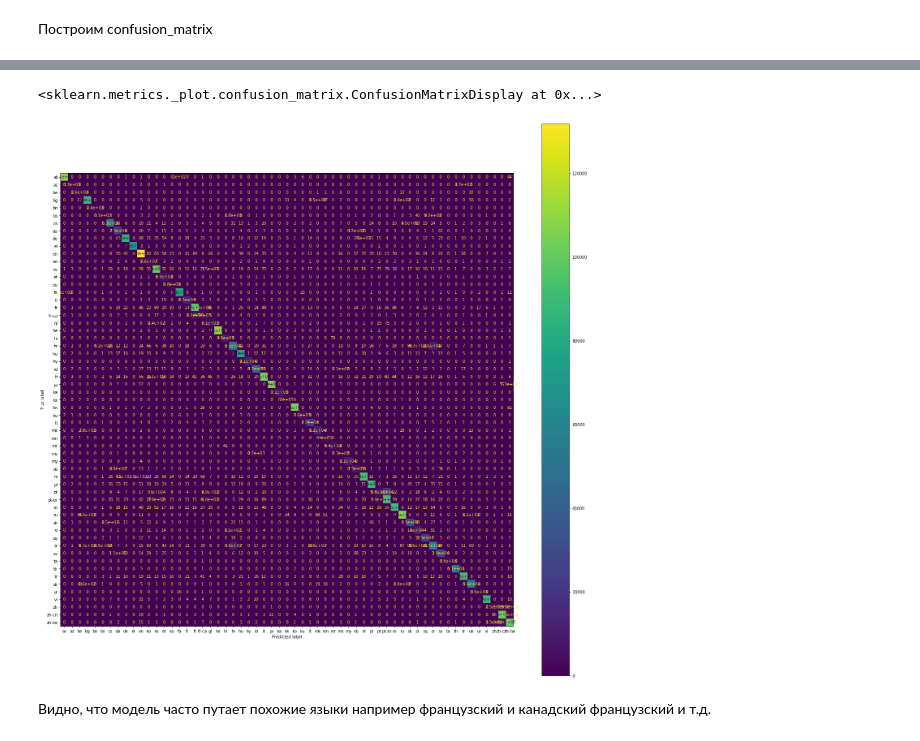
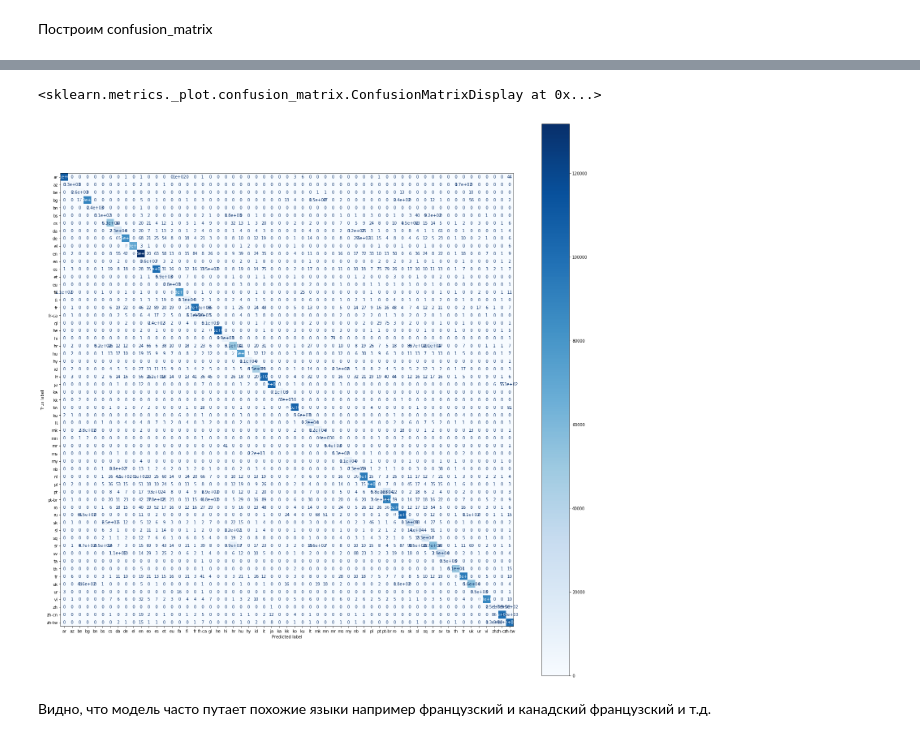
Before and after one commit to Petrofan1/Technosphere, a Jupyter notebook: Homework 7/HW7.ipynb, the cells around one changed output, grey strips where cells are left out. Cells and saved outputs as stored; diff of their text form; code cells hidden in the pictures.

```diff
--- a/Homework 7/HW7.ipynb
+++ b/Homework 7/HW7.ipynb
@@ -138,7 +138,7 @@ cm = confusion_matrix(y, predictions)
 disp = ConfusionMatrixDisplay(confusion_matrix=cm,
                               display_labels=label_encoder.classes_)
 # disp.figure_()
-disp.plot(ax=ax)
+disp.plot(ax=ax, cmap=plt.cm.Blues)
 # plot_confusion_matrix(estimator, train_df.sentence.values, y, display_labels=label_encoder.classes_)
 # plt.show()
 # %% [output]
@@ -146,5 +146,5 @@ Wall time: 5.84 s
 <sklearn.metrics._plot.confusion_matrix.ConfusionMatrixDisplay at 0x...>
-[figure, old version]
+[figure, new version]
 # %% [markdown]
 Видно, что модель часто путает похожие языки например французский и канадский французский и т.д.
 # %% [markdown]
```
Also changed, not shown: parts of 1 cell of this notebook.
